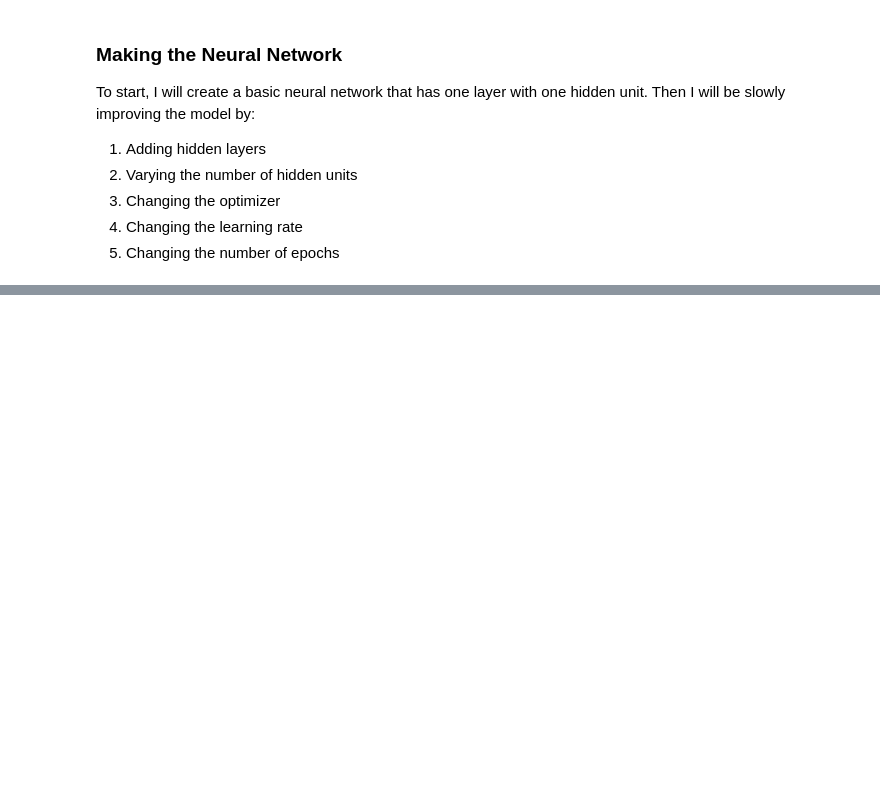
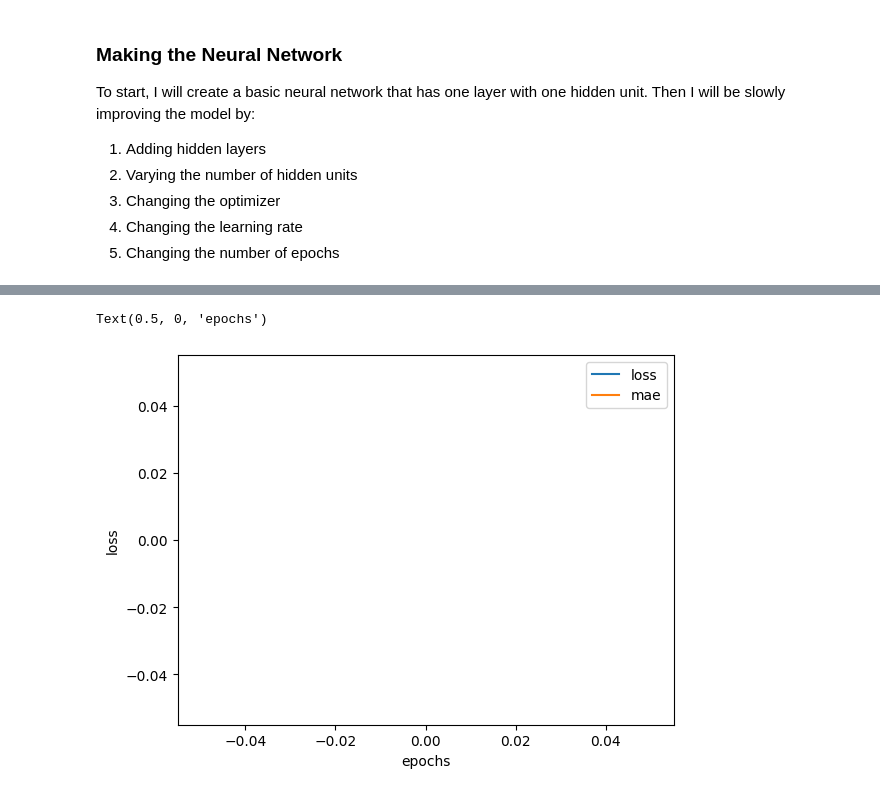
Before and after one commit to austinkirwin/public-projects, a Jupyter notebook: Python_projects/Alzheimers_Predictive_Model.ipynb, the cells around one changed output, grey strips where cells are left out. Drawn from its saved outputs; the diff is of its cells as text; code cells hidden in the pictures; blank space fills up the shorter version.

```diff
--- a/Python_projects/Alzheimers_Predictive_Model.ipynb
+++ b/Python_projects/Alzheimers_Predictive_Model.ipynb
@@ -166,12 +171,5 @@ model_2.compile(loss = tf.keras.losses.mae,
                 metrics = ["mae"])
 
 # 3. Fitting the model
-model_2_history = model_1.fit(alzheimer_train_expvar, diagnosis_train, epochs = 50, verbose = 0)
-
-# Evaluating with test data
-model_2.evaluate(alzheimer_test_expvar, diagnosis_test)
-
-# Plotting the loss
-pd.DataFrame(model_2_history.history).plot()
-plt.ylabel("loss")
-plt.xlabel("epochs")
+model_2_history = model_2.fit(alzheimer_train_expvar, diagnosis_train, epochs = 50, verbose = 0)
+# %% [output]
@@ -177,0 +177,2 @@ plt.xlabel("epochs")
+Text(0.5, 0, 'epochs')
+[figure, added]
```
Also changed, not shown: parts of 13 cells of this notebook.
